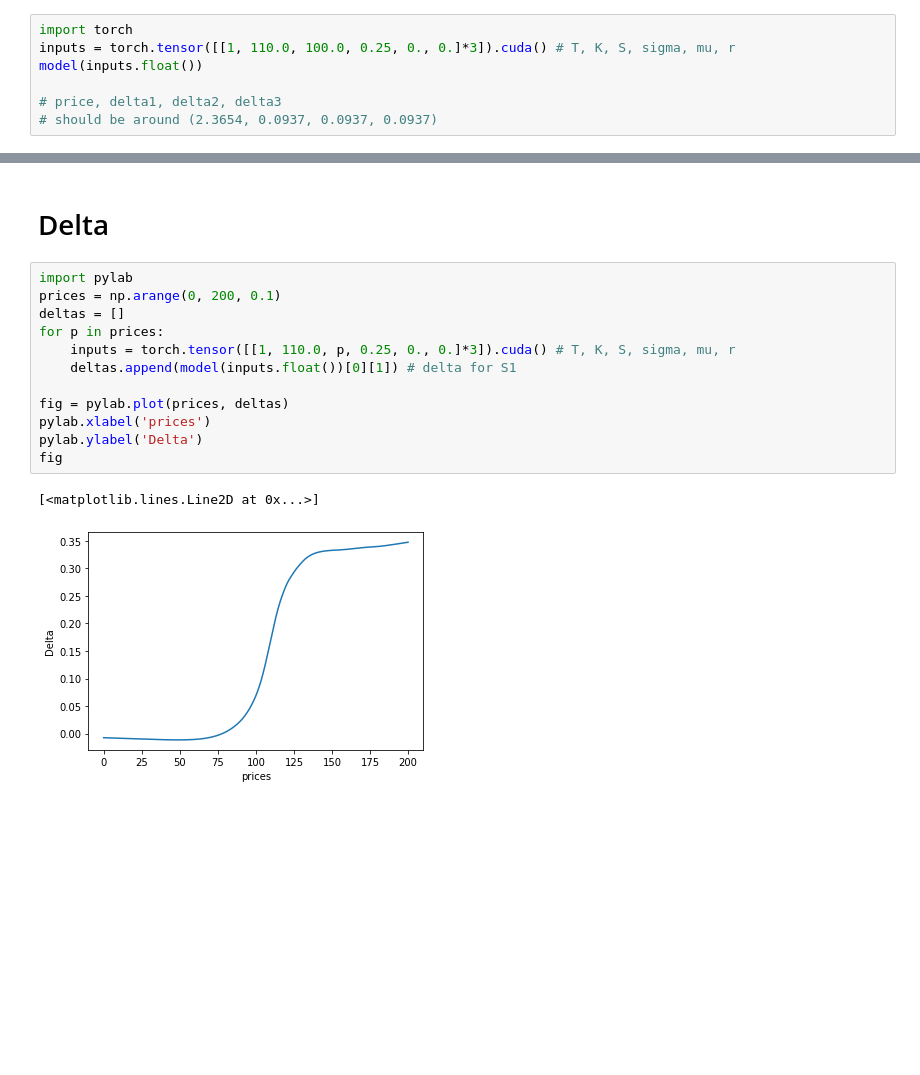
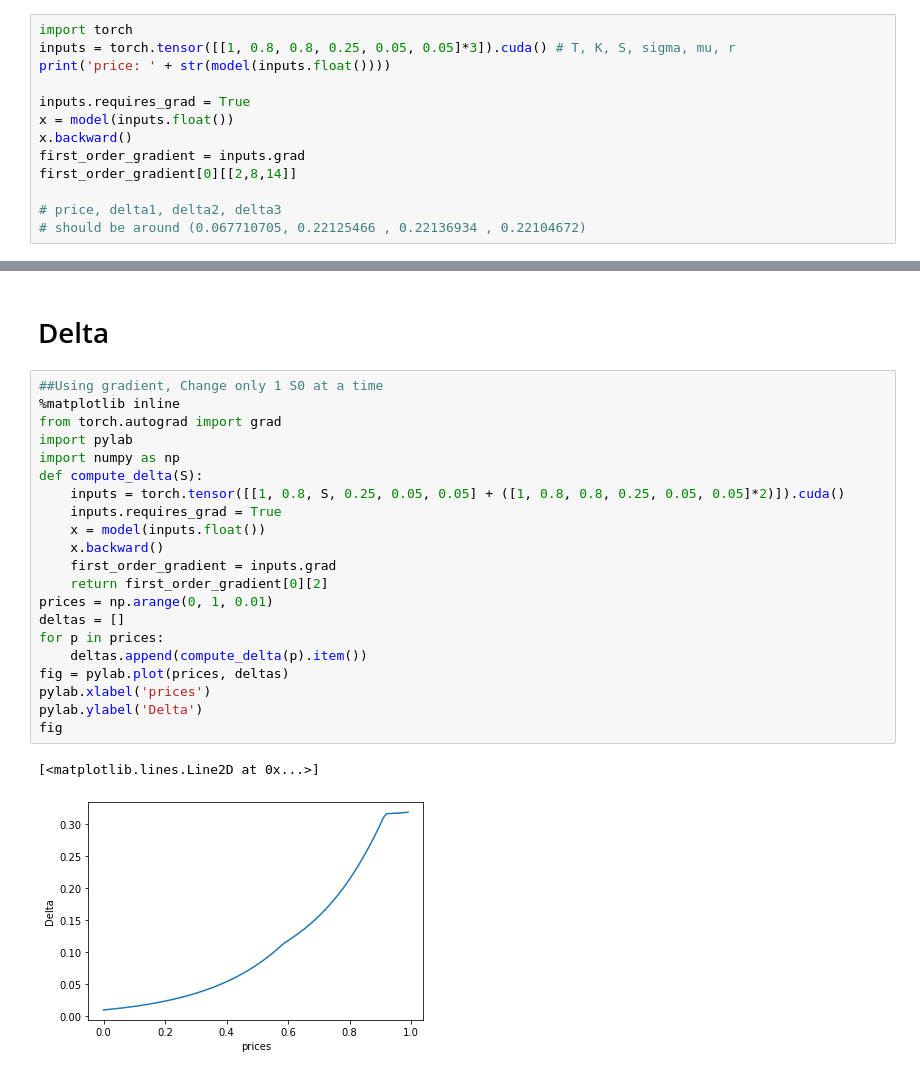
Before and after one commit to xinyanz-erin/Applied-Finance-Project, a Jupyter notebook: European_Call_jax_v3.ipynb, the cells around one changed output, grey strips where cells are left out. Cells and saved outputs as stored; diff of their text form; blank space fills up the shorter version.

```diff
--- a/European_Call_jax_v3.ipynb
+++ b/European_Call_jax_v3.ipynb
@@ -427,9 +460,15 @@ loss 2.226255416870117 average time 0.008796366399997169 iter num 100
 #Results
 # %%
 import torch
-inputs = torch.tensor([[1, 110.0, 100.0, 0.25, 0., 0.]*3]).cuda() # T, K, S, sigma, mu, r
-model(inputs.float())
+inputs = torch.tensor([[1, 0.8, 0.8, 0.25, 0.05, 0.05]*3]).cuda() # T, K, S, sigma, mu, r
+print('price: ' + str(model(inputs.float())))
+
+inputs.requires_grad = True
+x = model(inputs.float())
+x.backward()
+first_order_gradient = inputs.grad
+first_order_gradient[0][[2,8,14]]
 
 # price, delta1, delta2, delta3
-# should be around (2.3654, 0.0937, 0.0937, 0.0937)
+# should be around (0.067710705, 0.22125466 , 0.22136934 , 0.22104672)
 # %% [output]
@@ -438,17 +501,26 @@ tensor([[3.9772, 0.1055, 0.1035, 0.1030]], device='cuda:0',
 # %% [markdown]
 # Delta
-# %%
-import pylab
-prices = np.arange(0, 200, 0.1)
-deltas = []
-for p in prices:
-    inputs = torch.tensor([[1, 110.0, p, 0.25, 0., 0.]*3]).cuda() # T, K, S, sigma, mu, r
-    deltas.append(model(inputs.float())[0][1]) # delta for S1
-
-fig = pylab.plot(prices, deltas)
-pylab.xlabel('prices')
-pylab.ylabel('Delta')
-fig
-# %% [output]
-[<matplotlib.lines.Line2D at 0x...>]
-[figure, removed]
+# %%
+##Using gradient, Change only 1 S0 at a time
+%matplotlib inline
+from torch.autograd import grad
+import pylab
+import numpy as np
+def compute_delta(S):
+    inputs = torch.tensor([[1, 0.8, S, 0.25, 0.05, 0.05] + ([1, 0.8, 0.8, 0.25, 0.05, 0.05]*2)]).cuda()
+    inputs.requires_grad = True
+    x = model(inputs.float())
+    x.backward()
+    first_order_gradient = inputs.grad
+    return first_order_gradient[0][2]
+prices = np.arange(0, 1, 0.01)
+deltas = []
+for p in prices:
+    deltas.append(compute_delta(p).item())
+fig = pylab.plot(prices, deltas)
+pylab.xlabel('prices')
+pylab.ylabel('Delta')
+fig
+# %% [output]
+[<matplotlib.lines.Line2D at 0x...>]
+[figure, added]
```
Also changed, not shown: parts of 11 cells of this notebook.
